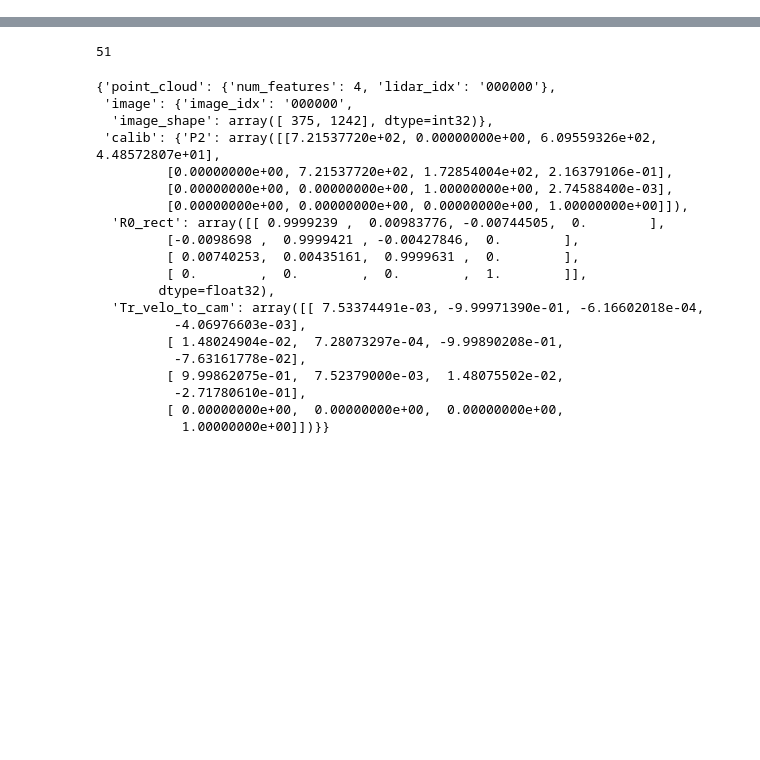
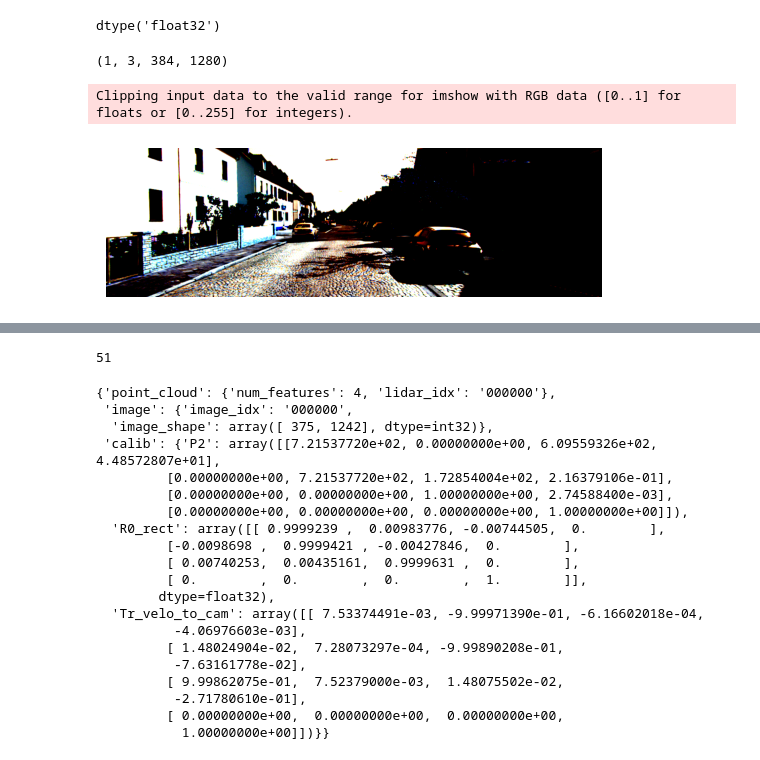
Before and after one commit to rajeev-gupta-bashrc/GD-MAE, a Jupyter notebook: tools/test.ipynb, the cells around one changed output, grey strips where cells are left out. Drawn from its saved outputs; the diff is of its cells as text; code cells hidden in the pictures; blank space fills up the shorter version.

Commit message:
python notebooks and custom datasets for nuscenes and waymo to perform testing on GraphVoI. The datasets are first converted to KITTI data format and then feeded to the model.

```diff
--- a/tools/test.ipynb
+++ b/tools/test.ipynb
@@ -200,6 +216,11 @@ class Calibration(object):
         boxes_corner = np.concatenate((x.reshape(-1, 8, 1), y.reshape(-1, 8, 1)), axis=2)
 
         return boxes, boxes_corner
+
+    def img_to_lidar(self, pts_img, pts_depth):
+        pts_rect = self.img_to_rect(pts_img[:, 0], pts_img[:, 1], pts_depth)
+        pts_lidar = self.rect_to_lidar(pts_rect)
+        return pts_lidar
 # %%
 from pathlib import Path
 
@@ -332,0 +376,3 @@ dataset = CustomKittiDataset(
+# %%
+data_number = 47
+get_dict = dataset.__getitem__(data_number)
@@ -332,0 +472,19 @@ dataset = CustomKittiDataset(
+# %%
+get_dict['image'][0][0].dtype
+# %% [output]
+dtype('float32')
+# %%
+get_dict['image'].shape
+# %% [output]
+(1, 3, 384, 1280)
+# %%
+import matplotlib.pyplot as plt
+img = get_dict['image']
+# img = cv2.cvtColor(np.transpose(img[0], (1, 2, 0)), cv2.COLOR_BGR2RGB)
+img = np.transpose(img[0], (1, 2, 0))
+plt.imshow(img)
+plt.axis('off')  # Hide the axis
+plt.show()
+# %% [output]
+Clipping input data to the valid range for imshow with RGB data ([0..1] for floats or [0..255] for integers).
+[figure, added]
```
Also changed, not shown: parts of 67 cells of this notebook, 21 other files.
